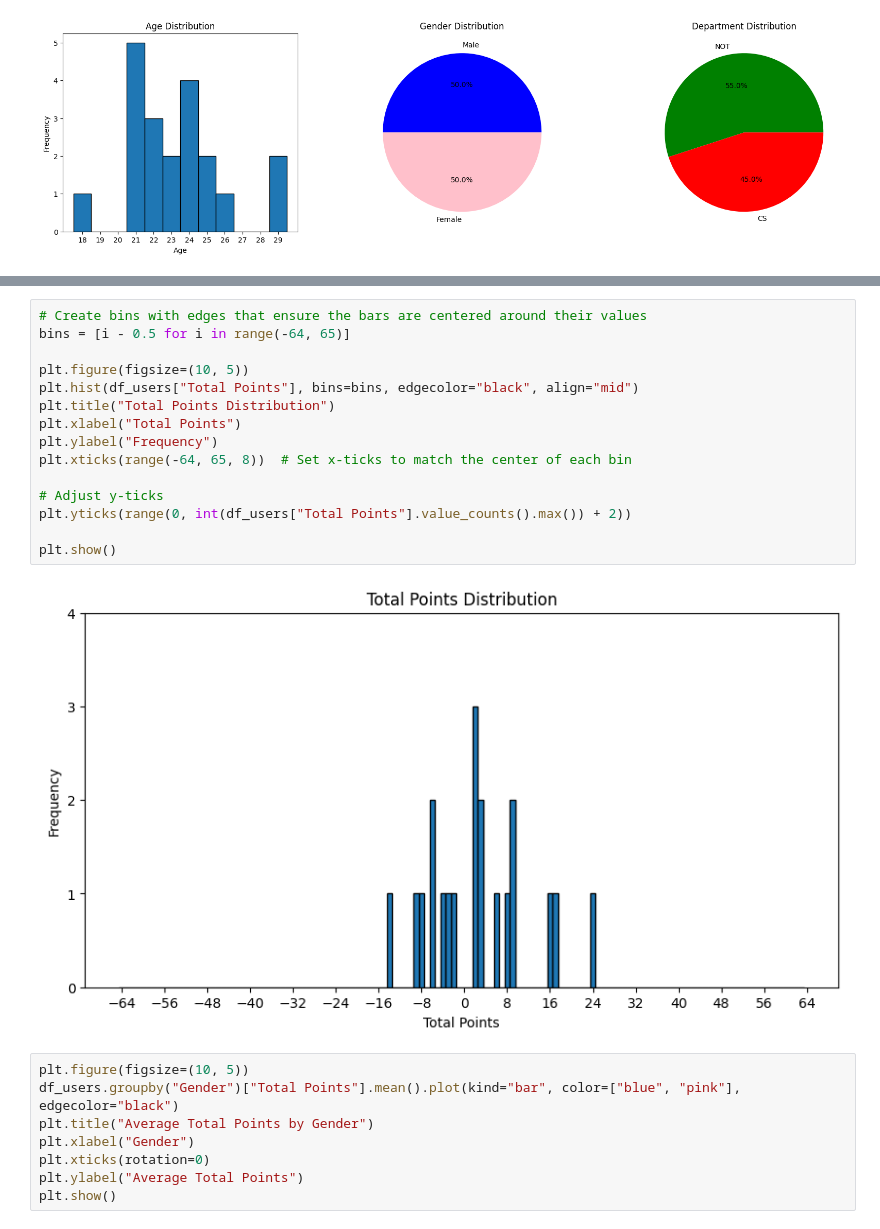
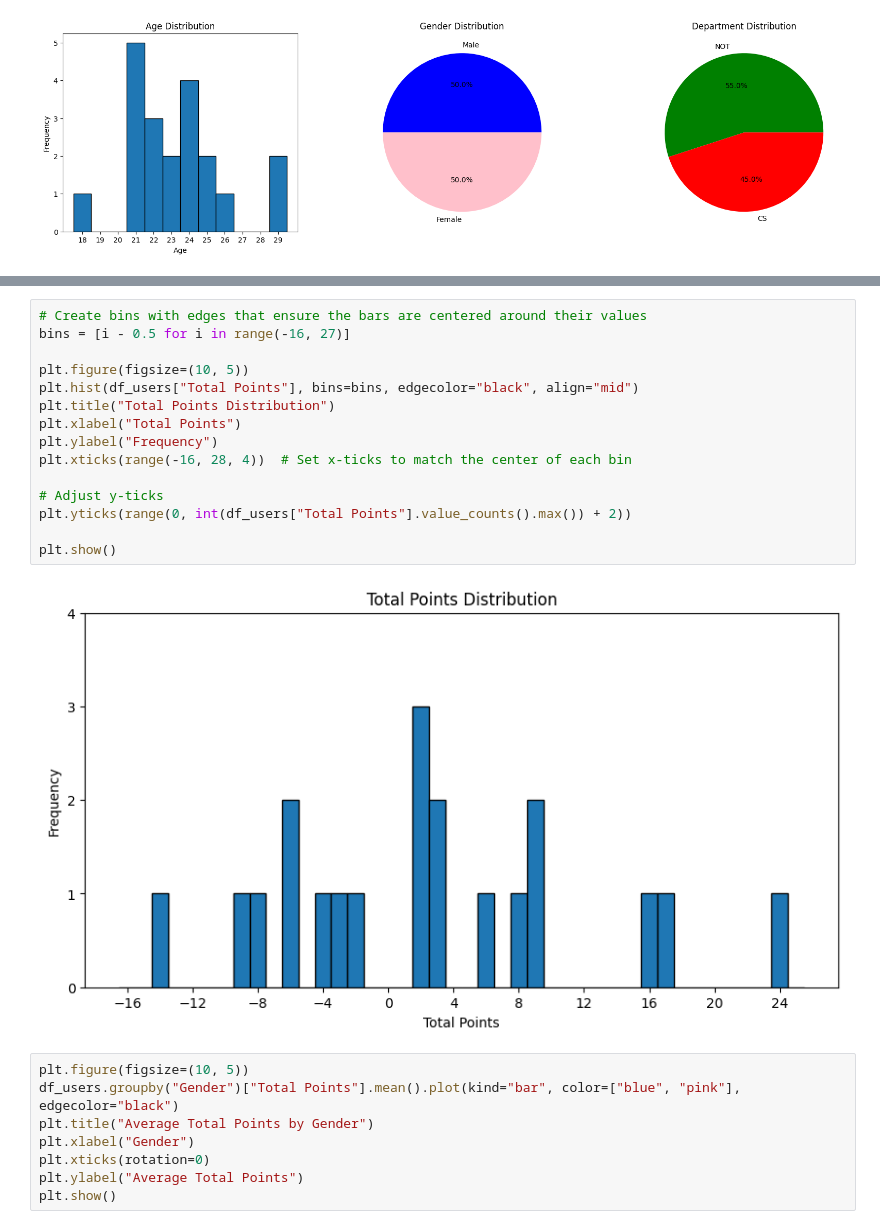
Before and after one commit to fatihmutluu/CS449-Project, a Jupyter notebook: python scripts/plot_datas.ipynb, the cells around one changed output, grey strips where cells are left out. Saved outputs shown, nothing was run; the diff lists cells and outputs as text.

```diff
--- a/python scripts/plot_datas.ipynb
+++ b/python scripts/plot_datas.ipynb
@@ -101,21 +101,21 @@ User Data:
 [640 rows x 8 columns]
 # %%
 # Create bins with edges that ensure the bars are centered around their values
-bins = [i - 0.5 for i in range(-64, 65)]
+bins = [i - 0.5 for i in range(-16, 27)]
 
 plt.figure(figsize=(10, 5))
 plt.hist(df_users["Total Points"], bins=bins, edgecolor="black", align="mid")
 plt.title("Total Points Distribution")
 plt.xlabel("Total Points")
 plt.ylabel("Frequency")
-plt.xticks(range(-64, 65, 8))  # Set x-ticks to match the center of each bin
+plt.xticks(range(-16, 28, 4))  # Set x-ticks to match the center of each bin
 
 # Adjust y-ticks
 plt.yticks(range(0, int(df_users["Total Points"].value_counts().max()) + 2))
 
 plt.show()
 # %% [output]
-[figure, old version]
+[figure, new version]
 # %%
 plt.figure(figsize=(10, 5))
 df_users.groupby("Gender")["Total Points"].mean().plot(kind="bar", color=["blue", "pink"], edgecolor="black")
```
Also changed, not shown: 1 other file.
